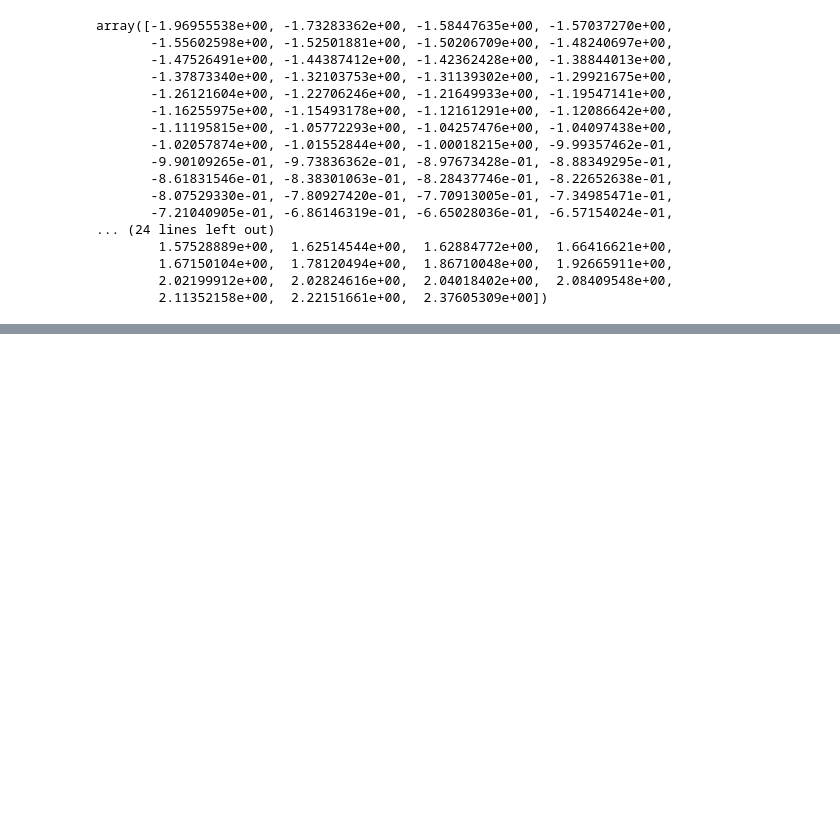
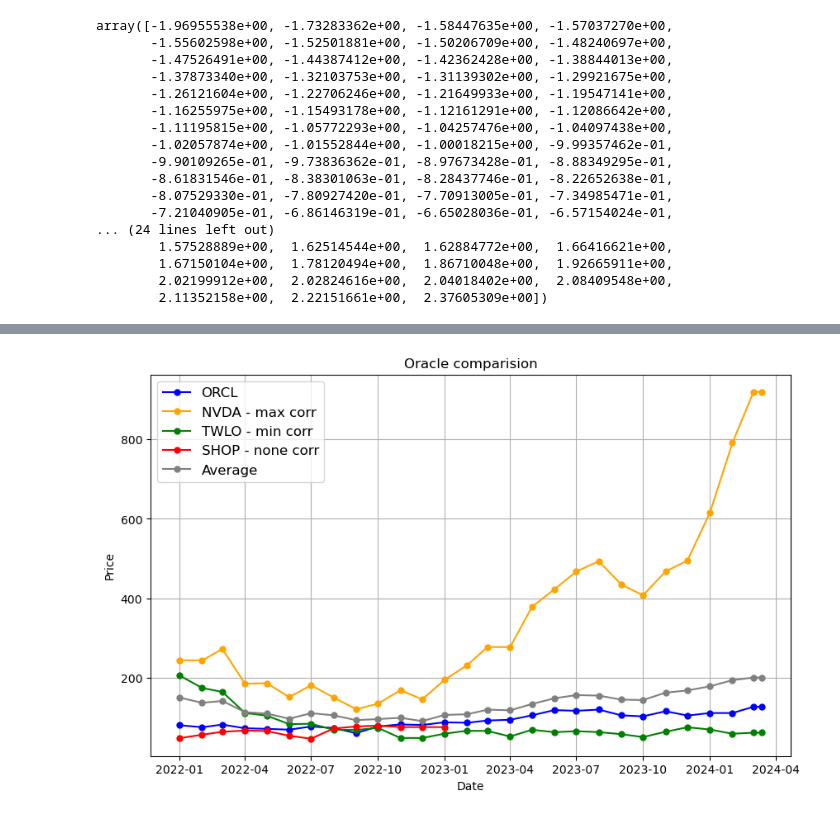
Before and after one commit to The-Humble-Guy/mlassignments, a Jupyter notebook: notebooks/A1_IU21_Kutsenko_1_1_3.ipynb, the cells around one changed output, grey strips where cells are left out. Saved outputs shown, nothing was run; the diff lists cells and outputs as text; code cells hidden in the pictures; blank space fills up the shorter version.

```diff
--- a/notebooks/A1_IU21_Kutsenko_1_1_3.ipynb
+++ b/notebooks/A1_IU21_Kutsenko_1_1_3.ipynb
@@ -772,0 +963,3 @@ array([-1.96955538e+00, -1.73283362e+00, -1.58447635e+00, -1.57037270e+00,
+# %%
+stock_means = stock_dataset.mean(axis=1)
+stock_means
@@ -772,0 +986,37 @@ array([-1.96955538e+00, -1.73283362e+00, -1.58447635e+00, -1.57037270e+00,
+# %%
+plt.figure('ORACLE comparision', figsize=[10,6])
+
+companies = [f'{COMPANY}'] + [orcl_corr[key] for key in keys]
+colors = { f'{COMPANY}' : 'blue',  'max' : 'orange', 'min': 'green', 'none': 'red'}
+
+plot_settings = []
+
+# Настройки для ORACLE
+plot_settings.append({"color": f"{colors[COMPANY]}", "marker": "o", "label": f"{COMPANY}"})
+
+for key in keys:
+    company = orcl_corr[key]
+    plot_settings.append({"color": f"{colors[key]}", "marker": "o", "label": f"{company} - {key} corr"})
+
+dates = pd.to_datetime( stock_dataset[COMPANY].index.to_list() )
+
+for i in range(len(companies)):
+    company = companies[i]
+    plt.plot(dates, stock_dataset[company],
+             marker='o',
+             markersize=5,
+             color=plot_settings[i]['color'],
+             label=plot_settings[i]['label'])
+
+# Отдельно добаввим средние на график
+plt.plot(dates, stock_means, marker='o', markersize=5, label='Average', color='grey')
+
+plt.legend(loc=0, fontsize=12)
+
+plt.grid(True)
+plt.title('Oracle comparision')
+plt.xlabel('Date')
+plt.ylabel('Price')
+plt.show()
+# %% [output]
+[figure, added]
```
Also changed, not shown: parts of 19 cells of this notebook.
